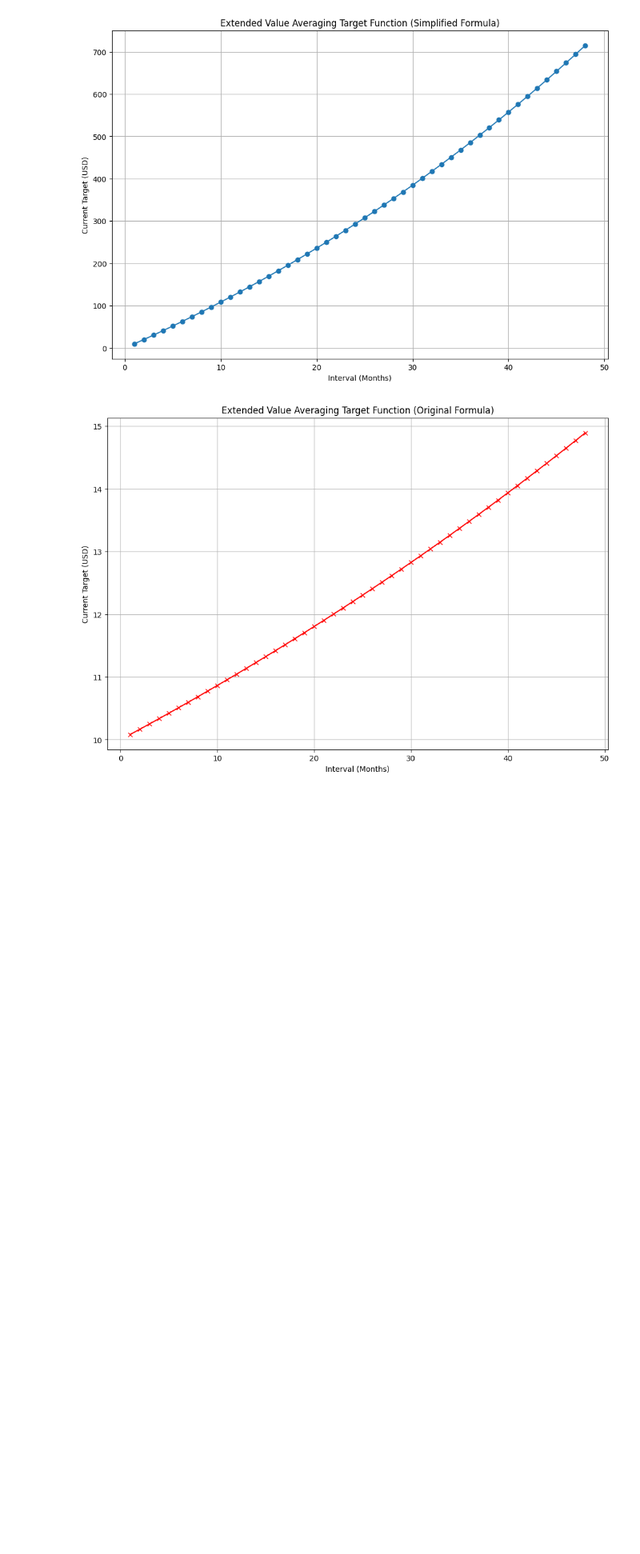
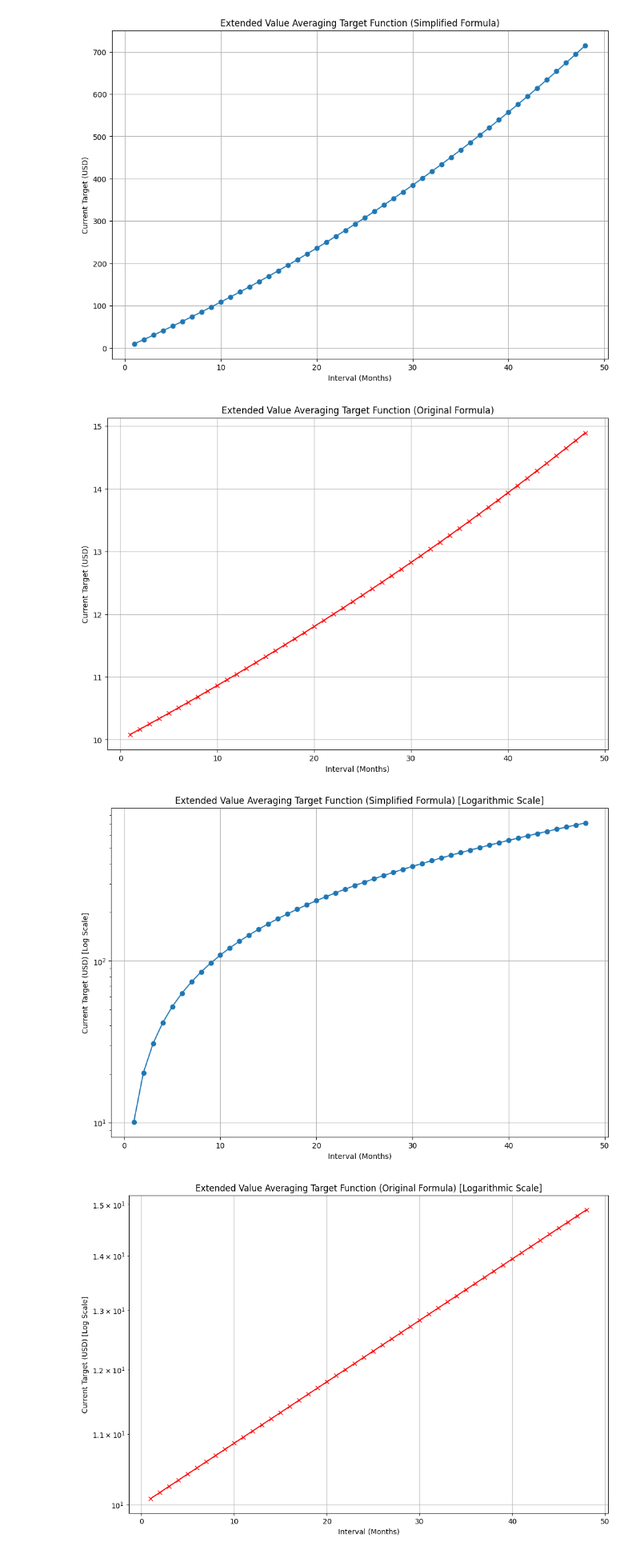
Before and after one commit to teleprint-me/coinbot, a Jupyter notebook: docs/notebooks/value_average.ipynb, the cells around one changed output. Shown: that part at 80% size. Cells and saved outputs as stored; diff of their text form; code cells hidden in the pictures; blank space fills up the shorter version.

Commit message:
docs: Add graphs for accounting for scaling
Signed-off-by: teleprint-me <77757836+teleprint-me@users.noreply.github.com>

```diff
--- a/docs/notebooks/value_average.ipynb
+++ b/docs/notebooks/value_average.ipynb
@@ -100,3 +100,26 @@ plt.show()
 # %% [output]
 [figure]
 [figure]
+# %%
+# Plotting the graphs with a logarithmic y-axis for better visibility of exponential growth
+
+# Plot for the simplified formula with logarithmic y-axis
+plt.figure(figsize=(12, 8))
+plt.semilogy(extended_intervals, current_targets_extended, marker='o', label='Simplified Formula')
+plt.title('Extended Value Averaging Target Function (Simplified Formula) [Logarithmic Scale]')
+plt.xlabel('Interval (Months)')
+plt.ylabel('Current Target (USD) [Log Scale]')
+plt.grid(True)
+plt.show()
+
+# Plot for the original formula with logarithmic y-axis
+plt.figure(figsize=(12, 8))
+plt.semilogy(extended_intervals, current_targets_original_formula_extended, marker='x', label='Original Formula', color='r')
+plt.title('Extended Value Averaging Target Function (Original Formula) [Logarithmic Scale]')
+plt.xlabel('Interval (Months)')
+plt.ylabel('Current Target (USD) [Log Scale]')
+plt.grid(True)
+plt.show()
+# %% [output]
+[figure, added]
+[figure, added]
```
